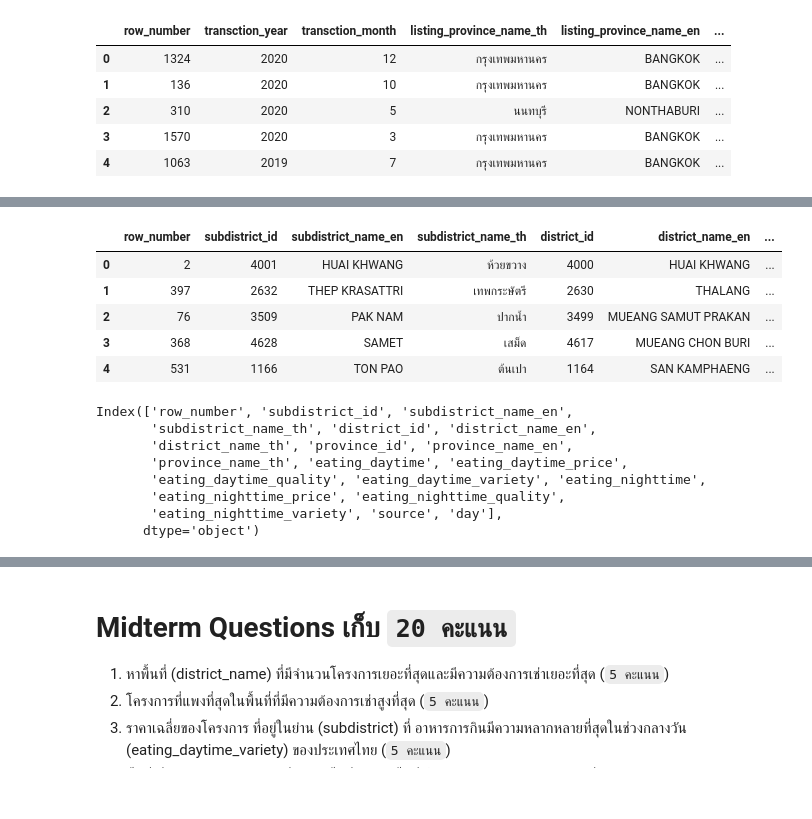
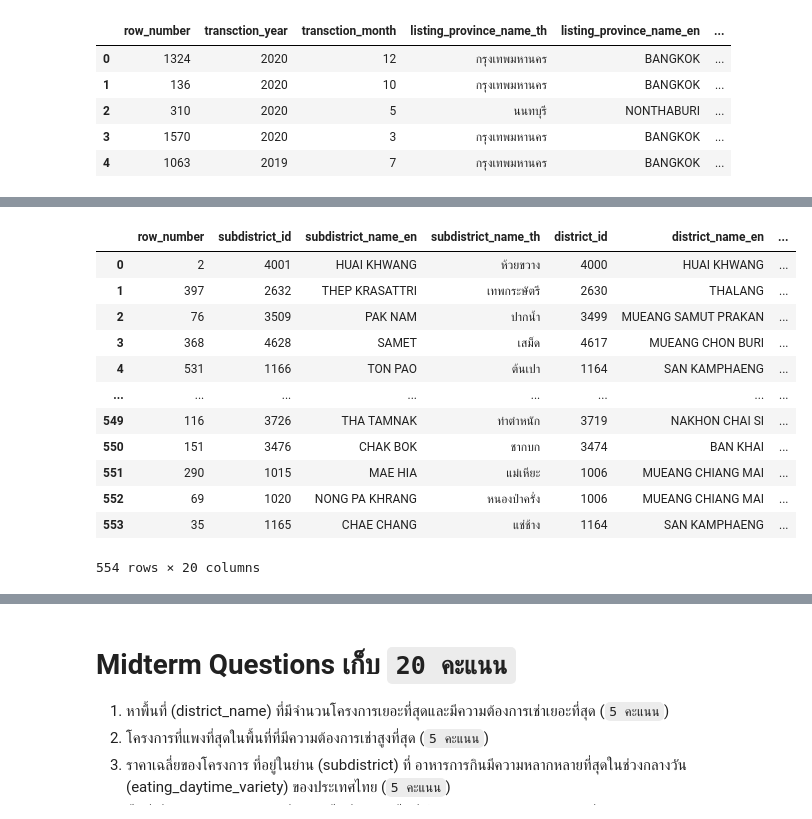
Before and after one commit to oilnutttt/BasicProg_DataViz65, a Jupyter notebook: midterm65.ipynb, the cells around one changed output, grey strips where cells are left out. Cells and saved outputs as stored; diff of their text form; code cells hidden in the pictures; blank space fills up the shorter version.

```diff
--- a/midterm65.ipynb
+++ b/midterm65.ipynb
@@ -97,22 +112,18 @@ rent.head()
 ![Screen Shot 2565-09-12 at 11.29.33.png](embedded-picture-1)
 # %%
 eat = pd.read_csv('/content/drive/MyDrive/BPDV65/opendata_eating_score.csv')
-eat.head()
+eat
 # %% [output]
 |  | row_number | subdistrict_id | subdistrict_name_en | subdistrict_name_th | district_id | district_name_en | ... |
 | 0 | 2 | 4001 | HUAI KHWANG | ห้วยขวาง | 4000 | HUAI KHWANG | ... |
 | 1 | 397 | 2632 | THEP KRASATTRI | เทพกระษัตรี | 2630 | THALANG | ... |
 | 2 | 76 | 3509 | PAK NAM | ปากน้ำ | 3499 | MUEANG SAMUT PRAKAN | ... |
 | 3 | 368 | 4628 | SAMET | เสม็ด | 4617 | MUEANG CHON BURI | ... |
 | 4 | 531 | 1166 | TON PAO | ต้นเปา | 1164 | SAN KAMPHAENG | ... |
+| ... | ... | ... | ... | ... | ... | ... | ... |
+| 549 | 116 | 3726 | THA TAMNAK | ท่าตำหนัก | 3719 | NAKHON CHAI SI | ... |
+| 550 | 151 | 3476 | CHAK BOK | ชากบก | 3474 | BAN KHAI | ... |
+| 551 | 290 | 1015 | MAE HIA | แม่เหียะ | 1006 | MUEANG CHIANG MAI | ... |
+| 552 | 69 | 1020 | NONG PA KHRANG | หนองป่าครั่ง | 1006 | MUEANG CHIANG MAI | ... |
+| 553 | 35 | 1165 | CHAE CHANG | แช่ช้าง | 1164 | SAN KAMPHAENG | ... |
+554 rows × 20 columns
-# %%
-eat.columns
-# %% [output]
-Index(['row_number', 'subdistrict_id', 'subdistrict_name_en',
-       'subdistrict_name_th', 'district_id', 'district_name_en',
-       'district_name_th', 'province_id', 'province_name_en',
-       'province_name_th', 'eating_daytime', 'eating_daytime_price',
-       'eating_daytime_quality', 'eating_daytime_variety', 'eating_nighttime',
-       'eating_nighttime_price', 'eating_nighttime_quality',
-       'eating_nighttime_variety', 'source', 'day'],
-      dtype='object')
```
Also changed, not shown: parts of 74 cells of this notebook.
